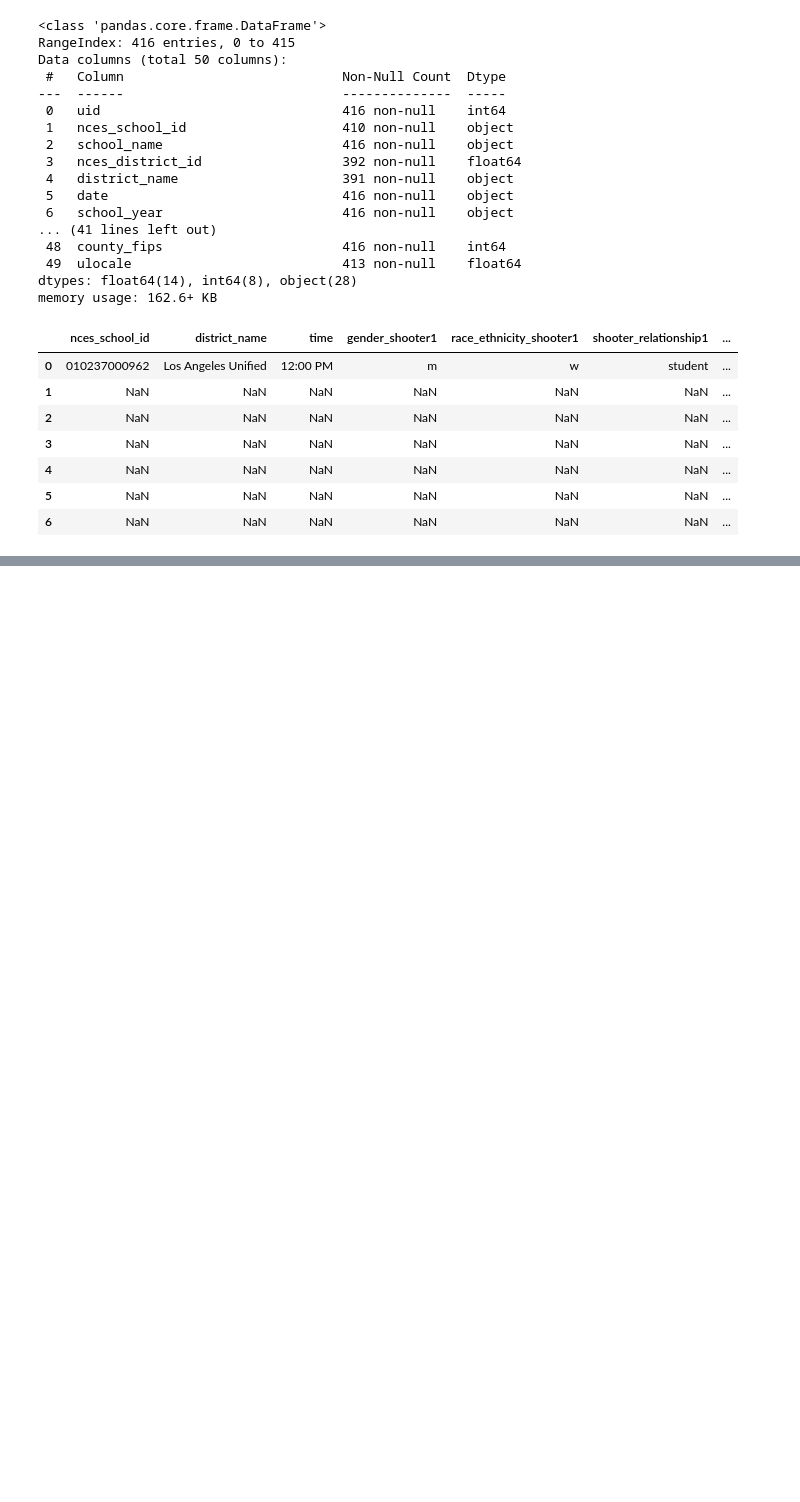
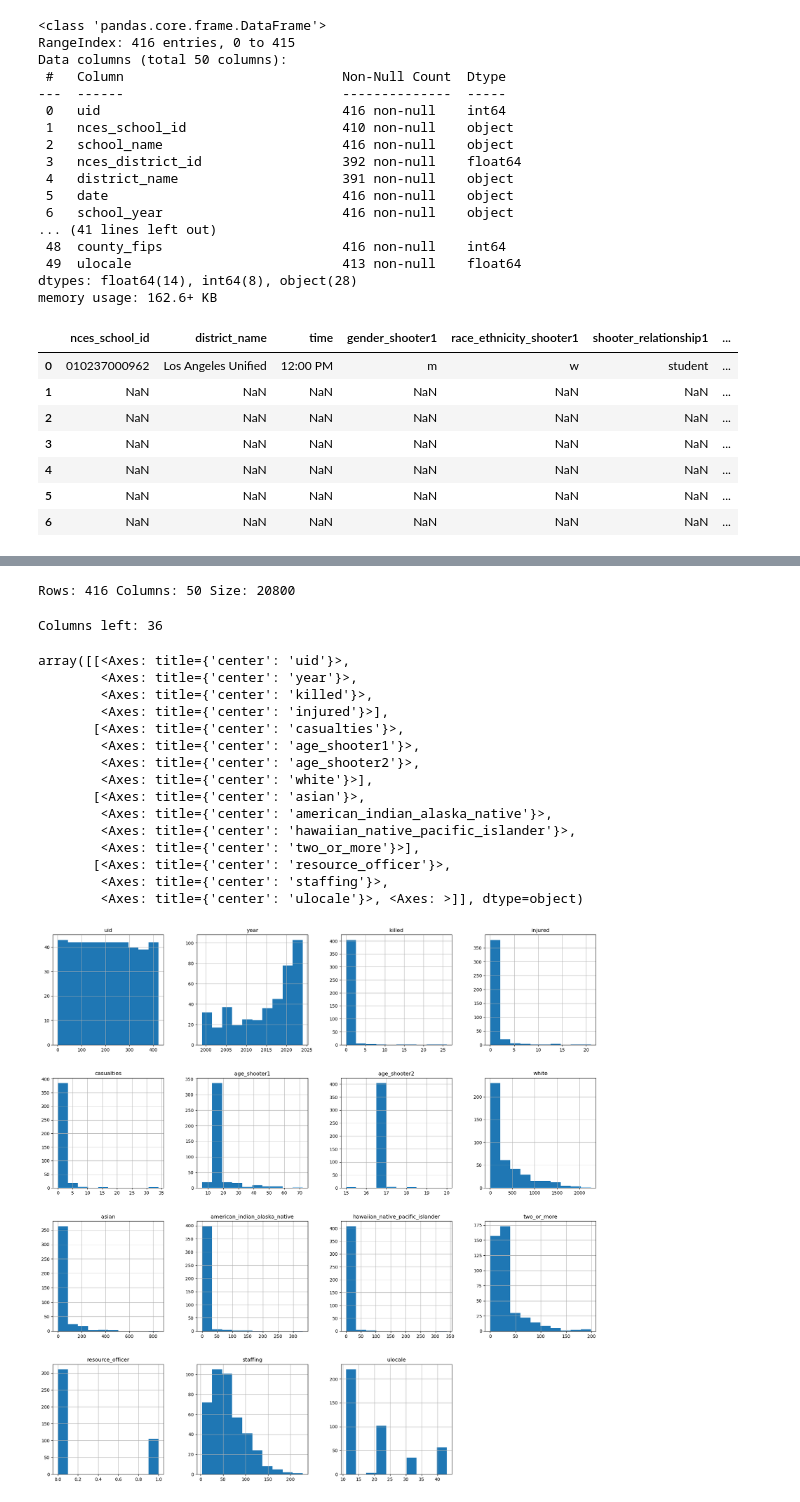
Before and after one commit to AhmadAlkaseb/BI, a Jupyter notebook: MiniProjekt3/Data/MiniProjekt3v2.ipynb, the cells around one changed output, grey strips where cells are left out. Saved outputs shown, nothing was run; the diff lists cells and outputs as text; code cells hidden in the pictures; blank space fills up the shorter version.

```diff
--- a/MiniProjekt3/Data/MiniProjekt3v2.ipynb
+++ b/MiniProjekt3/Data/MiniProjekt3v2.ipynb
@@ -64,3 +83,18 @@ df['district_name'] = df['district_name'].fillna(df['district_name'].mode())
+# %%
+df['nces_district_id'] = df['nces_district_id'].fillna(df['nces_district_id'].mean())
+df['age_shooter1'] = df['age_shooter1'].fillna(df['age_shooter1'].mean())
+df['shooter_deceased1'] = df['shooter_deceased1'].fillna(df['shooter_deceased1'].mean())
+df['age_shooter2'] = df['age_shooter2'].fillna(df['age_shooter2'].mean())
+df['shooter_deceased2'] = df['shooter_deceased2'].fillna(df['shooter_deceased2'].mean())
+df['white'] = df['white'].fillna(df['white'].mean())
+df['asian'] = df['asian'].fillna(df['asian'].mean())
+df['american_indian_alaska_native'] = df['american_indian_alaska_native'].fillna(df['american_indian_alaska_native'].mean())
+df['hawaiian_native_pacific_islander'] = df['hawaiian_native_pacific_islander'].fillna(df['hawaiian_native_pacific_islander'].mean())
+df['two_or_more'] = df['two_or_more'].fillna(df['two_or_more'].mean())
+df['lat'] = df['lat'].fillna(df['lat'].mean())
+df['long'] = df['long'].fillna(df['long'].mean())
+df['staffing'] = df['staffing'].fillna(df['staffing'].mean())
+df['ulocale'] = df['ulocale'].fillna(df['ulocale'].mean())
 # %%
 df.info()
 # %% [output]
@@ -83,0 +136,45 @@ memory usage: 162.6+ KB
+# %%
+print('Rows: {} Columns: {} Size: {}'.format(df.shape[0], df.shape[1], df.size))
+# %% [output]
+Rows: 416 Columns: 50 Size: 20800
+# %%
+df = df.drop(
+    [
+        'nces_school_id',
+        'school_name',
+        'nces_district_id',
+        'district_name',
+        'school_year',
+        'shooter_deceased1',
+        'deceased_notes1',
+        'shooter_deceased2',
+        'deceased_notes2',
+        'lat',
+        'long',
+        'county',
+        'state_fips',
+        'county_fips'
+    ], axis=1)
+# %%
+print('Columns left: {}'.format(df.shape[1]))
+# %% [output]
+Columns left: 36
+# %%
+df.hist(figsize=(22, 22))
+# %% [output]
+array([[<Axes: title={'center': 'uid'}>,
+        <Axes: title={'center': 'year'}>,
+        <Axes: title={'center': 'killed'}>,
+        <Axes: title={'center': 'injured'}>],
+       [<Axes: title={'center': 'casualties'}>,
+        <Axes: title={'center': 'age_shooter1'}>,
+        <Axes: title={'center': 'age_shooter2'}>,
+        <Axes: title={'center': 'white'}>],
+       [<Axes: title={'center': 'asian'}>,
+        <Axes: title={'center': 'american_indian_alaska_native'}>,
+        <Axes: title={'center': 'hawaiian_native_pacific_islander'}>,
+        <Axes: title={'center': 'two_or_more'}>],
+       [<Axes: title={'center': 'resource_officer'}>,
+        <Axes: title={'center': 'staffing'}>,
+        <Axes: title={'center': 'ulocale'}>, <Axes: >]], dtype=object)
+[figure, added]
```
Also changed, not shown: parts of 12 cells of this notebook.
